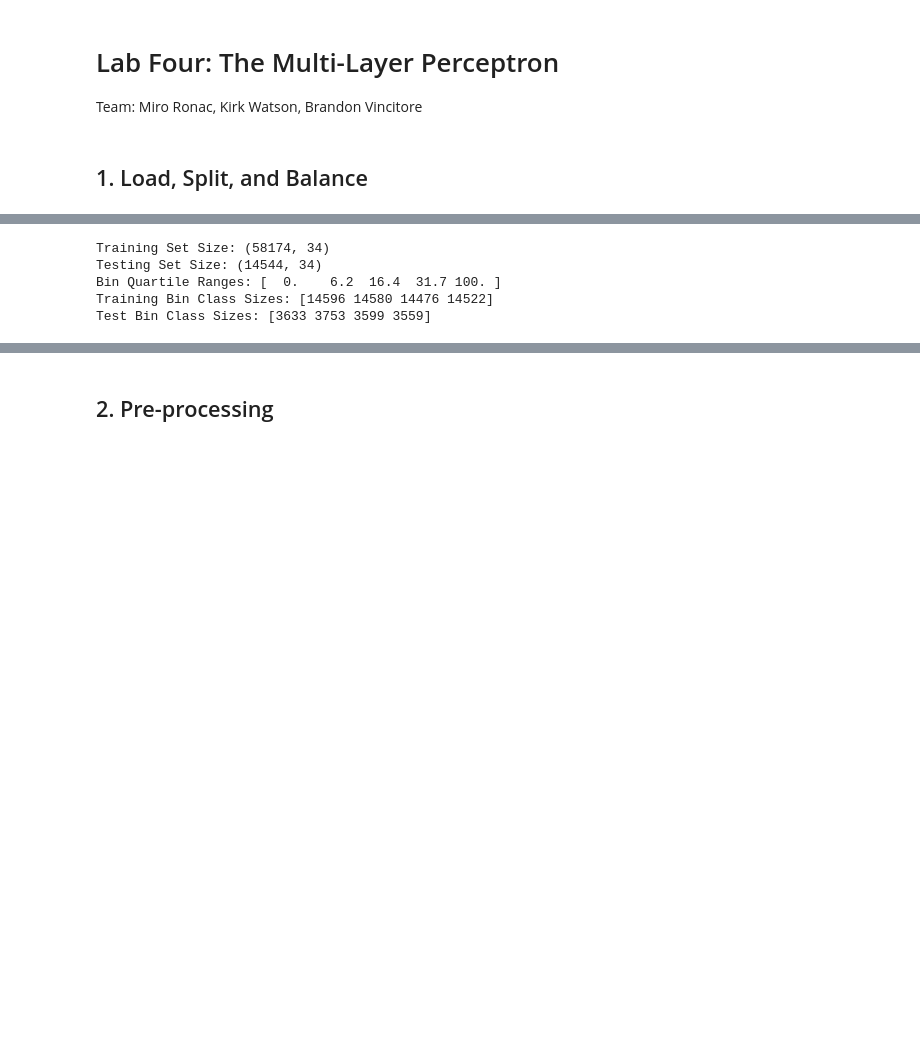
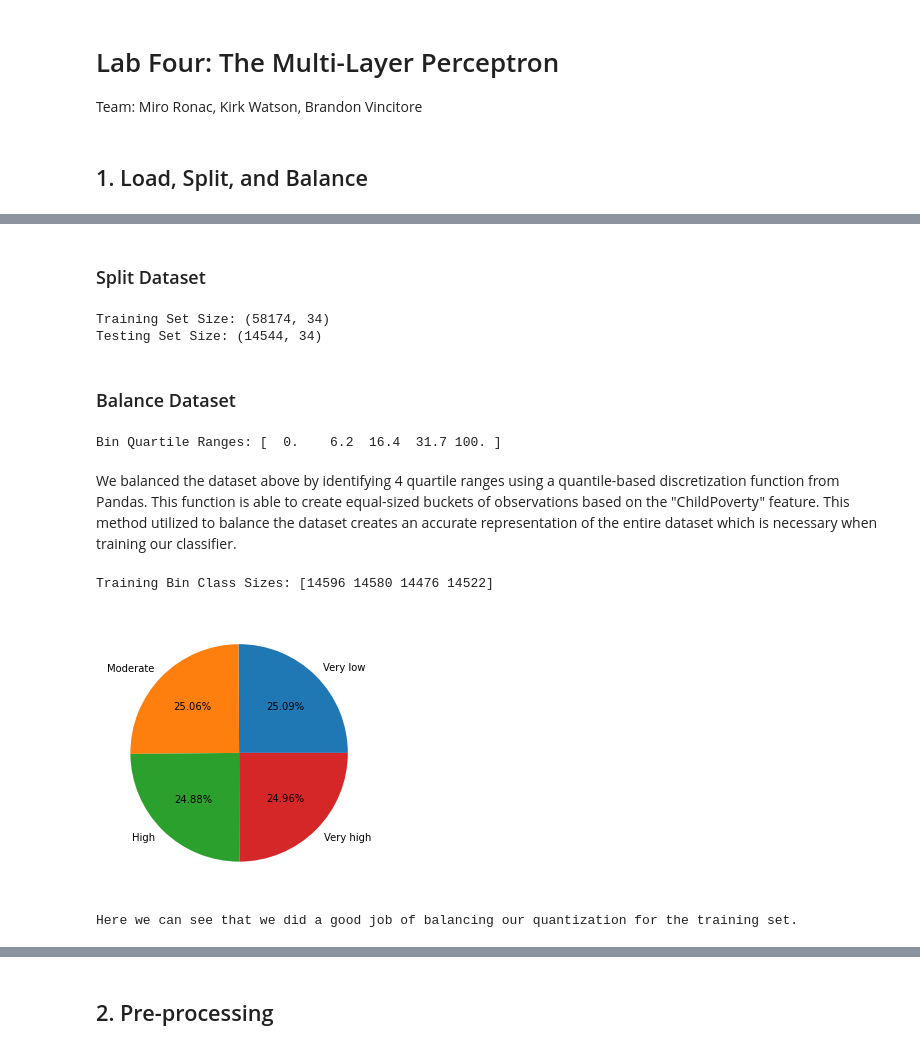
Before and after one commit to kirkwat/machine-learning, a Jupyter notebook: lab4/kirk.ipynb, the cells around one changed output, grey strips where cells are left out. Drawn from its saved outputs; the diff is of its cells as text; code cells hidden in the pictures; blank space fills up the shorter version.

```diff
--- a/lab4/kirk.ipynb
+++ b/lab4/kirk.ipynb
@@ -33,3 +55,5 @@ Size after removing missing data: 72718
+# %% [markdown]
+### Split Dataset
 # %%
 from sklearn.model_selection import train_test_split
 
@@ -38,19 +62,29 @@ X_train, X_test, y_train, y_test = train_test_split(X.to_numpy(), y.to_numpy(),
                                                     test_size=.20, random_state=42)
 print("Training Set Size:",X_train.shape)
 print("Testing Set Size:",X_test.shape)
-
-#Create 4 classification levels
-#Balance the dataset so that about the same number of instances are within each class
-y_train, bins = pd.qcut(y_train, q=4, labels=[0,1,2,3], retbins=True)
-#Use bins to make classifications for testing set
-y_test = pd.cut(y_test, bins, labels=[0,1,2,3], include_lowest=True)
-
-print("Bin Quartile Ranges:",bins)
-print("Training Bin Class Sizes:",np.bincount(y_train))
-print("Test Bin Class Sizes:",np.bincount(y_test))
 # %% [output]
 Training Set Size: (58174, 34)
 Testing Set Size: (14544, 34)
-Bin Quartile Ranges: [  0.    6.2  16.4  31.7 100. ]
-Training Bin Class Sizes: [14596 14580 14476 14522]
-Test Bin Class Sizes: [3633 3753 3599 3559]
+# %% [markdown]
+### Balance Dataset
+# %%
+# Balance the dataset so that about the same number of instances are within each class
+y_train, bins = pd.qcut(y_train, q=4, labels=[0,1,2,3], retbins=True) # constructing 4 classification levels
+print("Bin Quartile Ranges:",bins)
+# %% [output]
+Bin Quartile Ranges: [  0.    6.2  16.4  31.7 100. ]
+# %% [markdown]
+We balanced the dataset above by identifying 4 quartile ranges using a quantile-based discretization function from Pandas. This function is able to create equal-sized buckets of observations based on the "ChildPoverty" feature. This method utilized to balance the dataset creates an accurate representation of the entire dataset which is necessary when training our classifier.
+# %%
+# Output number of instances and plot
+print("Training Bin Class Sizes:",np.bincount(y_train))
+fig = plt.figure(figsize=(5, 5))
+plt.pie(np.bincount(y_train),
+        labels=['Very low', 'Moderate', 'High', 'Very high'],
+        autopct='%.2f%%')
+plt.show()
+print('Here we can see that we did a good job of balancing our quantization for the training set.')
+# %% [output]
+Training Bin Class Sizes: [14596 14580 14476 14522]
+[figure, added]
+Here we can see that we did a good job of balancing our quantization for the training set.
```
Also changed, not shown: parts of 21 cells of this notebook.
